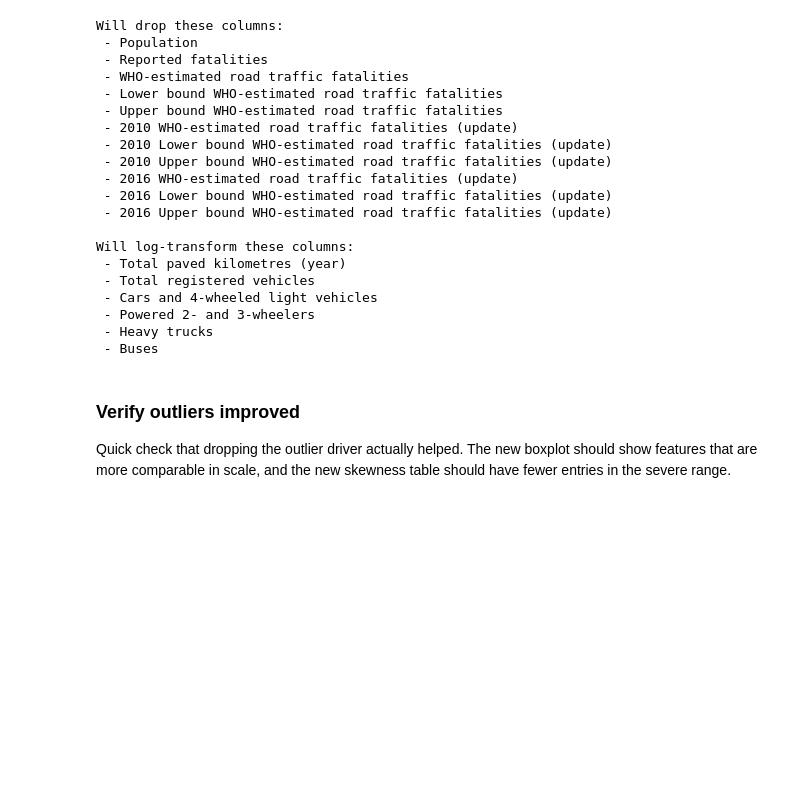
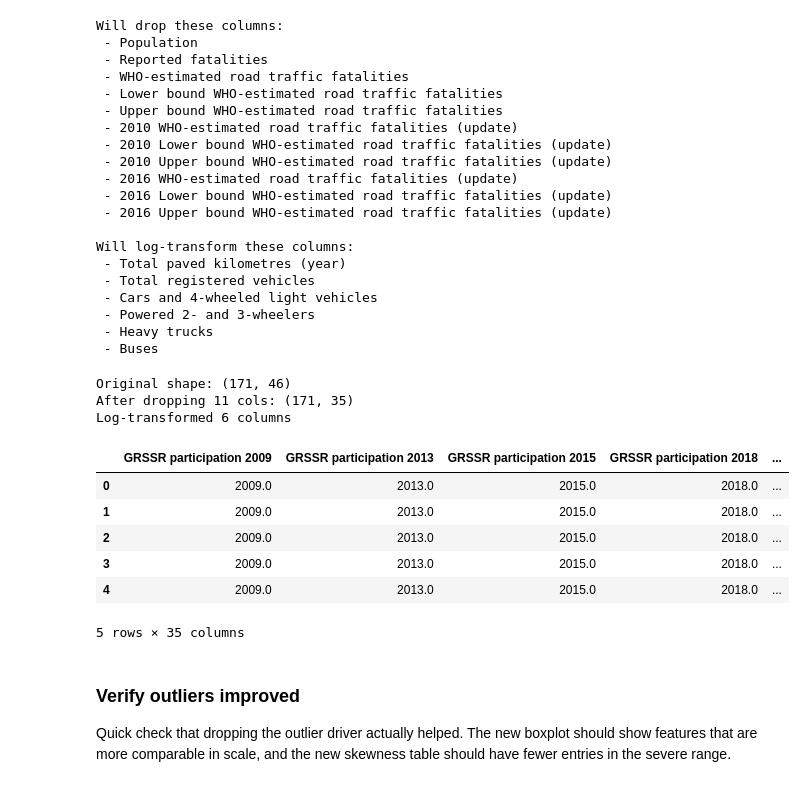
Before and after one commit to Baasmaala/road-safety-explorer, a Jupyter notebook: notebooks/01_data_cleaning.ipynb, the cells around one changed output. Cells and saved outputs as stored; diff of their text form; code cells hidden in the pictures; blank space fills up the shorter version.

```diff
--- a/notebooks/01_data_cleaning.ipynb
+++ b/notebooks/01_data_cleaning.ipynb
@@ -350,6 +370,32 @@ Will log-transform these columns:
  - Powered 2- and 3-wheelers
  - Heavy trucks
  - Buses
+# %%
+import numpy as np
+
+# Apply the plan: drop bad columns + log-transform skewed count columns
+features_fixed = features.drop(columns=drop_cols).copy()
+
+# log1p handles zeros safely: log(1+x) instead of log(x)
+for c in log_cols:
+    if c in features_fixed.columns:
+        features_fixed[c] = np.log1p(features_fixed[c])
+
+print(f"Original shape: {features.shape}")
+print(f"After dropping {len(drop_cols)} cols: {features_fixed.shape}")
+print(f"Log-transformed {len(log_cols)} columns")
+features_fixed.head()
+# %% [output]
+Original shape: (171, 46)
+After dropping 11 cols: (171, 35)
+Log-transformed 6 columns
+|  | GRSSR participation 2009 | GRSSR participation 2013 | GRSSR participation 2015 | GRSSR participation 2018 | ... |
+| 0 | 2009.0 | 2013.0 | 2015.0 | 2018.0 | ... |
+| 1 | 2009.0 | 2013.0 | 2015.0 | 2018.0 | ... |
+| 2 | 2009.0 | 2013.0 | 2015.0 | 2018.0 | ... |
+| 3 | 2009.0 | 2013.0 | 2015.0 | 2018.0 | ... |
+| 4 | 2009.0 | 2013.0 | 2015.0 | 2018.0 | ... |
+5 rows × 35 columns
 # %% [markdown]
 ### Verify outliers improved
 
```
Also changed, not shown: parts of 8 cells of this notebook.
